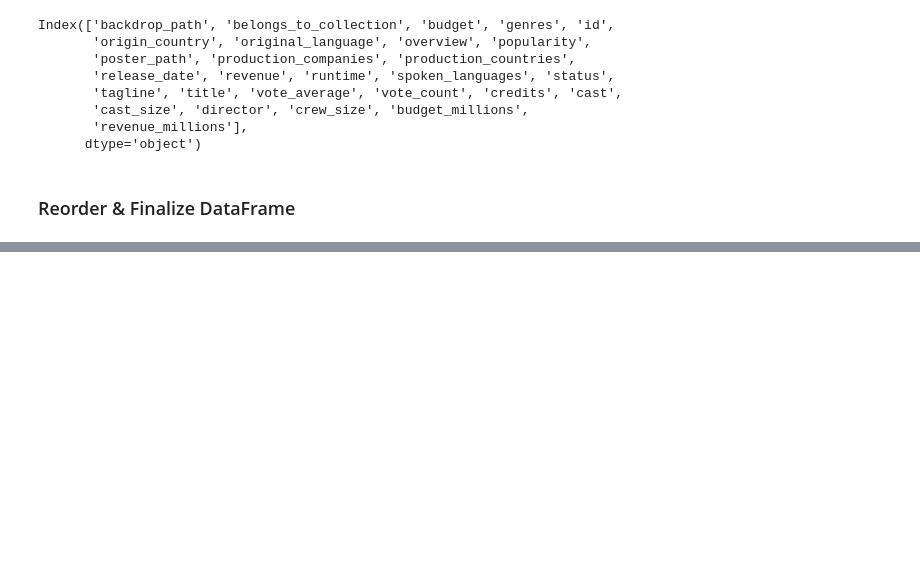
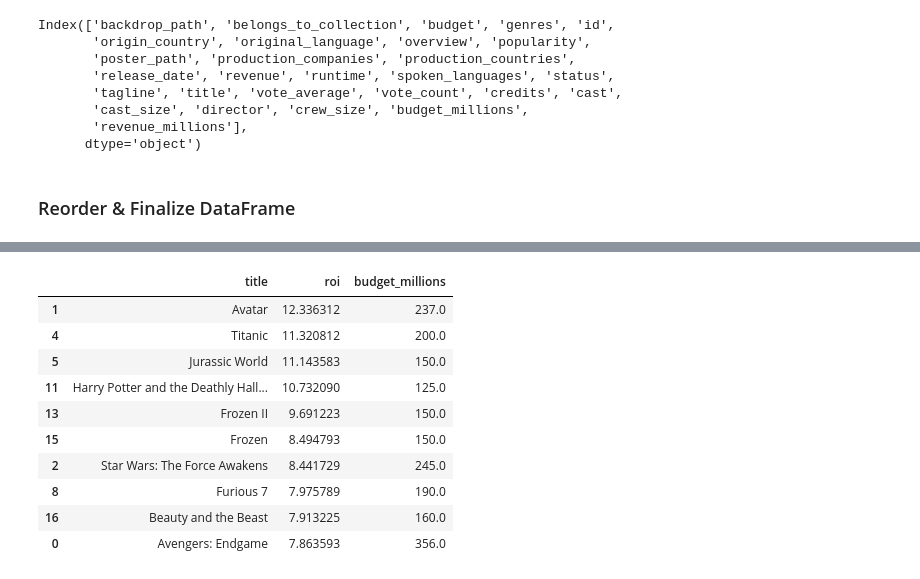
Before and after one commit to Hakeemwiki/DE-Projects, a Jupyter notebook: notebooks/TMDB_Movie_analysis.ipynb, the cells around one changed output, grey strips where cells are left out. Cells and saved outputs as stored; diff of their text form; code cells hidden in the pictures; blank space fills up the shorter version.

Commit message:
Created a user-defined function to streamline ranking operations

```diff
--- a/notebooks/TMDB_Movie_analysis.ipynb
+++ b/notebooks/TMDB_Movie_analysis.ipynb
@@ -355,0 +379,34 @@ data.to_csv("/Users/hakeemwikireh/Desktop/tmdb_movie_analysis/data/processed/cle
+# %%
+def kpi_ranking(data, kpi_column, top_n = 10, ascending = False, filter_column = None, filter_operation = None, filter_value = None):
+    """
+    Ranks movies based on a specified KPI with optional filtering.
+
+    Parameters:
+    - df: DataFrame containing movie data
+    - kpi_column: the metric to rank by (e.g., 'Revenue', 'ROI')
+    - top_n: number of top results to return
+    - ascending: sort order (False = descending, True = ascending)
+    - filter_col: column to apply a filter on
+    - filter_op: filter operator as a string ('>=', '<=', '==', etc.)
+    - filter_val: value for filtering
+
+    Returns:
+    - A DataFrame sorted by the specified KPI
+    """
+    filtered_df = data.copy()
+
+    if filter_column and filter_operation and filter_value is not None:
+        if filter_operation == '>=':
+            filtered_df = filtered_df[filtered_df[filter_column] >= filter_value]
+        elif filter_operation == '<=':
+            filtered_df = filtered_df[filtered_df[filter_column] <= filter_value]
+        elif filter_operation == '>':
+            filtered_df = filtered_df[filtered_df[filter_column] > filter_value]
+        elif filter_operation == '<':
+            filtered_df = filtered_df[filtered_df[filter_column] < filter_value]
+        elif filter_operation == '==':
+            filtered_df = filtered_df[filtered_df[filter_column] == filter_value]
+        elif filter_operation == '!=':
+            filtered_df = filtered_df[filtered_df[filter_column] != filter_value]
+
+    return filtered_df.sort_values(by=kpi_column, ascending=ascending).head(top_n)
@@ -356,2 +416,2 @@ data.to_csv("/Users/hakeemwikireh/Desktop/tmdb_movie_analysis/data/processed/cle
 # %%
-data['budget_millions']
+data['profit'] = data['revenue_millions'] - data['budget_millions']
@@ -377,0 +418,2 @@ Name: budget_millions, dtype: float64
+# %%
+data['roi'] = data['revenue_millions']/data['budget_millions']
@@ -377,0 +480,15 @@ Name: budget_millions, dtype: float64
+# %%
+highest_roi = kpi_ranking(data, 'roi', filter_operation= '>=', filter_column='budget_millions', filter_value=10)
+highest_roi[['title', 'roi', 'budget_millions']]
+# %% [output]
+|  | title | roi | budget_millions |
+| 1 | Avatar | 12.336312 | 237.0 |
+| 4 | Titanic | 11.320812 | 200.0 |
+| 5 | Jurassic World | 11.143583 | 150.0 |
+| 11 | Harry Potter and the Deathly Hall... | 10.732090 | 125.0 |
+| 13 | Frozen II | 9.691223 | 150.0 |
+| 15 | Frozen | 8.494793 | 150.0 |
+| 2 | Star Wars: The Force Awakens | 8.441729 | 245.0 |
+| 8 | Furious 7 | 7.975789 | 190.0 |
+| 16 | Beauty and the Beast | 7.913225 | 160.0 |
+| 0 | Avengers: Endgame | 7.863593 | 356.0 |
```
Also changed, not shown: parts of 9 cells of this notebook.
